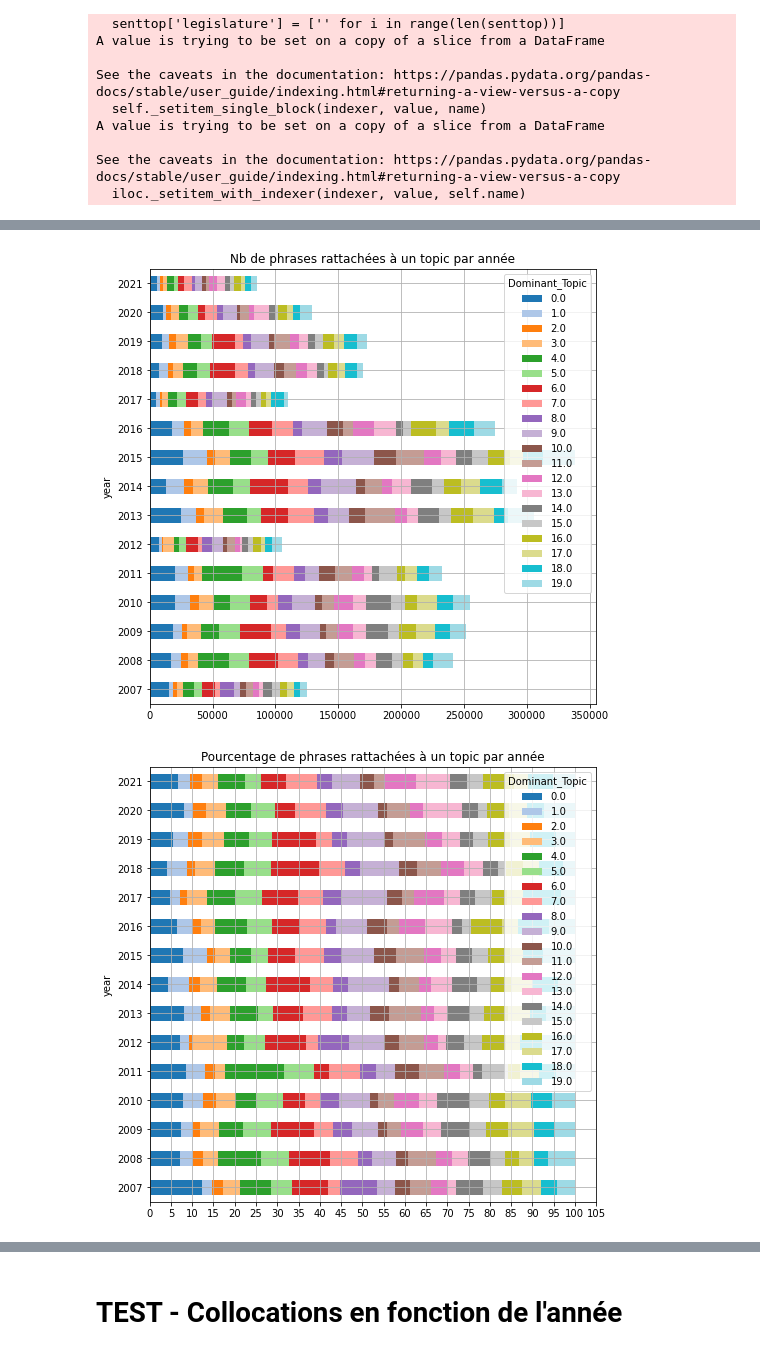
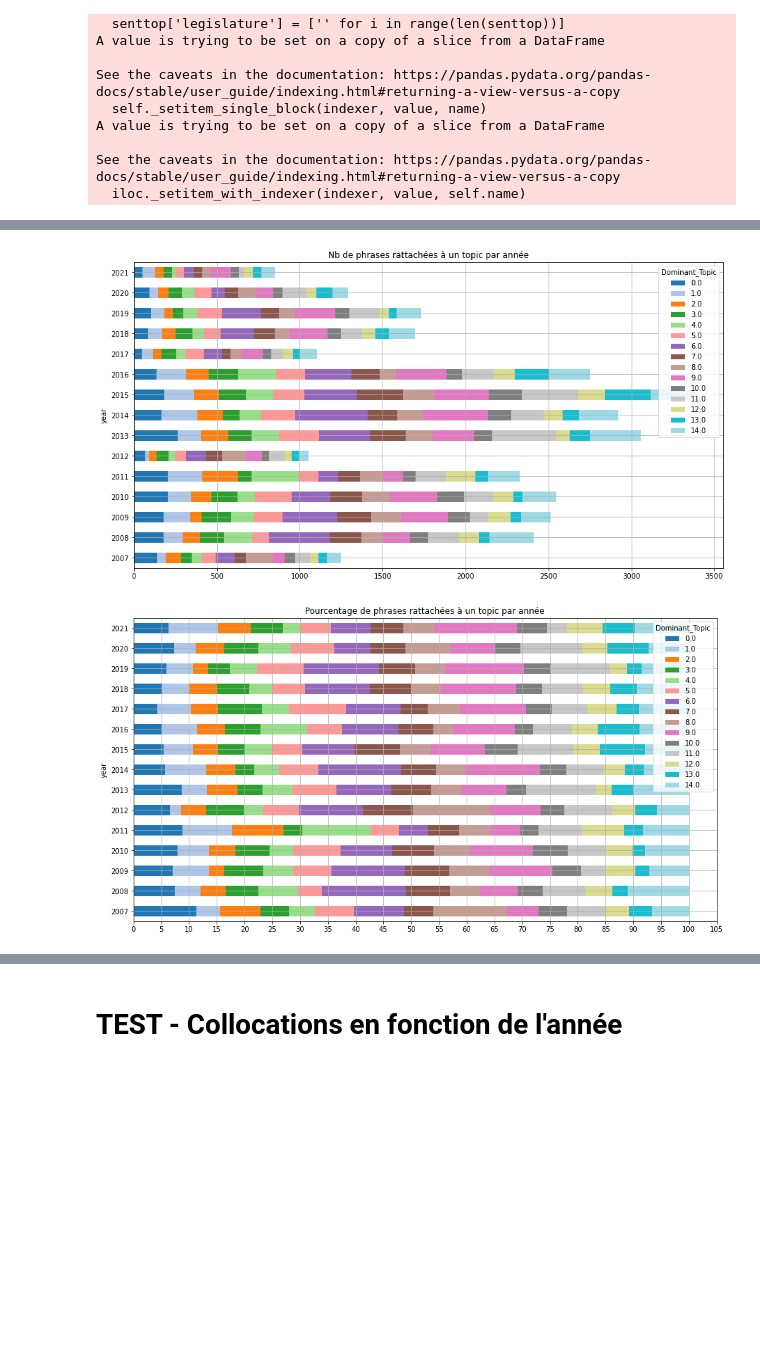
Before and after one commit to Geminy3/ProjetHNSKOL, a Jupyter notebook: Thématiques lemmatisé.ipynb, the cells around one changed output, grey strips where cells are left out. Saved outputs shown, nothing was run; the diff lists cells and outputs as text; code cells hidden in the pictures; blank space fills up the shorter version.

```diff
--- a/Thématiques lemmatisé.ipynb
+++ b/Thématiques lemmatisé.ipynb
@@ -404,7 +400,7 @@ texts = data
 corpus = [dico.doc2bow(text) for text in texts]
 # %%
 #ntopics = 50
-ntopics = 20
+ntopics = 23
 # %%
 generate_lda = False
 
@@ -417,7 +413,7 @@ if generate_lda:
 # %%
 from gensim.test.utils import datapath
 
-temp_file = datapath("model20_lemma2") #"model20_lemma"
+temp_file = datapath("model15_lemma") #"model20_lemma" "model20_lemma2" "model15_lemma2"
 
 if generate_lda:
     ldamodel.save(temp_file)
@@ -479,7 +482,7 @@ df_dominant_topic = df_topic_sents_keywords.reset_index()
 df_dominant_topic.columns = ['Document_No', 'Dominant_Topic', 'Topic_Perc_Contrib', 'Keywords', 'Text']
 # %%
 df_dominant_topic.sort_values("Dominant_Topic", ascending=False)
-df_dominant_topic_novoid = df_dominant_topic.loc[df_dominant_topic.Topic_Perc_Contrib > 0.06]
+df_dominant_topic_novoid = df_dominant_topic.loc[df_dominant_topic.Topic_Perc_Contrib > 0.07]
 df_dominant_topic_novoid.sort_values("Topic_Perc_Contrib", ascending=False)
 # %% [output]
 |  | Document_No | Dominant_Topic | Topic_Perc_Contrib | Keywords | Text |
@@ -741,28 +741,28 @@ senttop.groupby('legislature').Dominant_Topic.value_counts().mul(100).unstack().
 # %%
-senttop.groupby('year').Dominant_Topic.value_counts().mul(100).unstack().plot(kind='barh',
+senttop.groupby('year').Dominant_Topic.value_counts().unstack().plot(kind='barh',
                                                                                    stacked=True,
                                                                                    #subplots=True,
-                                                                                   figsize=(8,8),
+                                                                                   figsize=(15,8),
                                                                                    #layout=(4,5),
                                                                                    legend=True,
                                                                                    colormap='tab20',
                                                                                    grid=True,
                                                                                    ylabel="Nb de phrase",
                                                                                    title="Nb de phrases rattachées à un topic par année");
 
 senttop.groupby('year').Dominant_Topic.value_counts(normalize=True).mul(100).unstack().plot(kind='barh',
                                                                                    stacked=True,
                                                                                    #subplots=True,
-                                                                                   figsize=(8,8),
+                                                                                   figsize=(15,8),
                                                                                    #layout=(4,5),
                                                                                    legend=True,
                                                                                    colormap='tab20',
                                                                                    grid=True,
                                                                                    ylabel="%",
                                                                                    title="Pourcentage de phrases rattachées à un topic par année");
 #plt.yticks(np.arange(0, 100, 5))
 plt.xticks(np.arange(0, 110, 5));
 # %% [output]
-[figure, old version]
+[figure, new version]
-[figure, old version]
+[figure, new version]
 # %%
```
Also changed, not shown: parts of 51 cells of this notebook, 1 other file.
